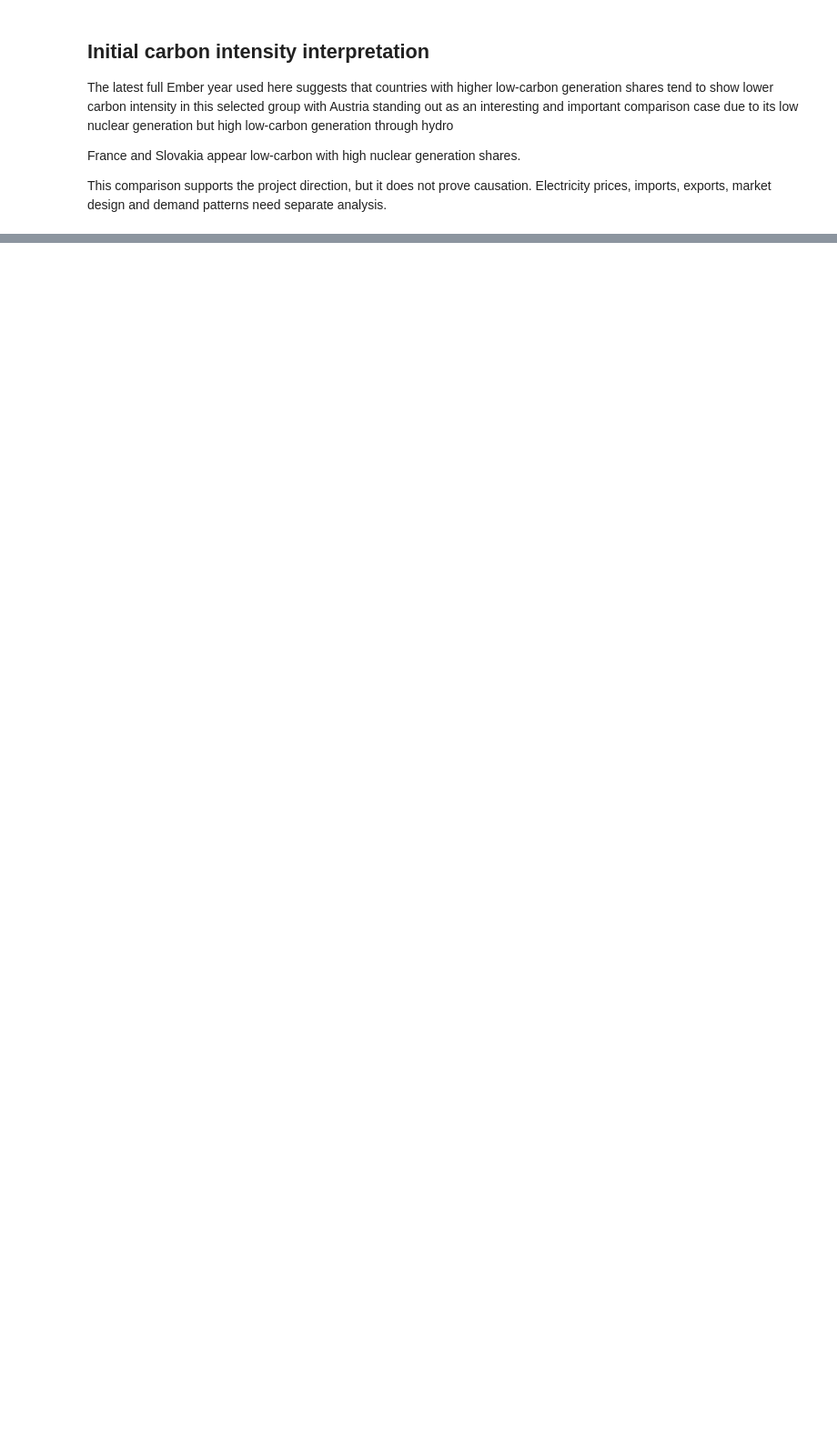
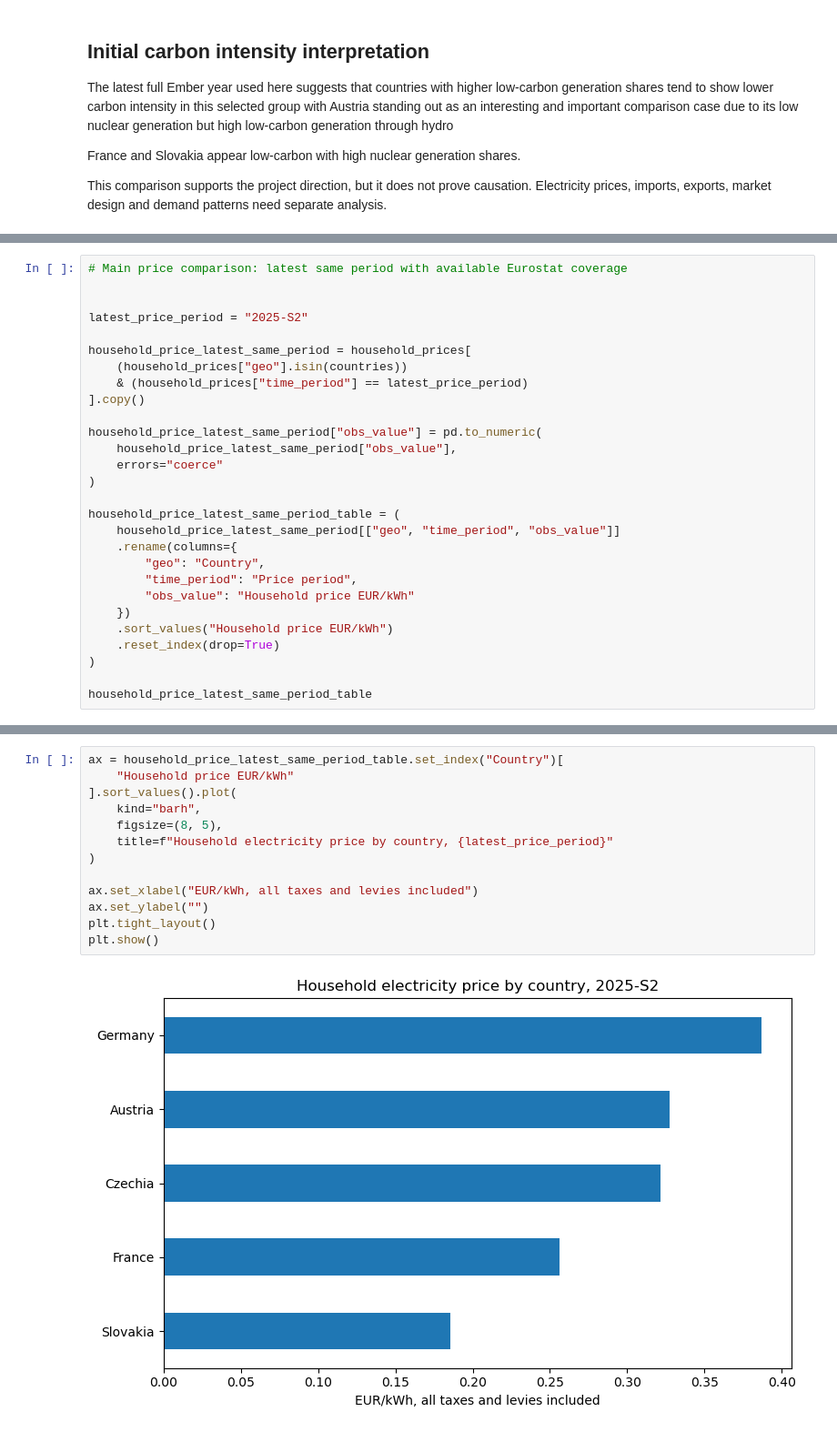
Before and after one commit to goodchoyce/nuclear-prices-carbon-europe, a Jupyter notebook: notebooks/01_dataset_review.ipynb, the cells around one changed output, grey strips where cells are left out. Shown at 91% size. Drawn from its saved outputs; the diff is of its cells as text; blank space fills up the shorter version.

Commit message:
Add household price coverage comparison

```diff
--- a/notebooks/01_dataset_review.ipynb
+++ b/notebooks/01_dataset_review.ipynb
@@ -412,0 +619,28 @@ This comparison supports the project direction, but it does not prove causation.
+# %%
+# Main price comparison: latest same period with available Eurostat coverage
+
+
+latest_price_period = "2025-S2"
+
+household_price_latest_same_period = household_prices[
+    (household_prices["geo"].isin(countries))
+    & (household_prices["time_period"] == latest_price_period)
+].copy()
+
+household_price_latest_same_period["obs_value"] = pd.to_numeric(
+    household_price_latest_same_period["obs_value"],
+    errors="coerce"
+)
+
+household_price_latest_same_period_table = (
+    household_price_latest_same_period[["geo", "time_period", "obs_value"]]
+    .rename(columns={
+        "geo": "Country",
+        "time_period": "Price period",
+        "obs_value": "Household price EUR/kWh"
+    })
+    .sort_values("Household price EUR/kWh")
+    .reset_index(drop=True)
+)
+
+household_price_latest_same_period_table
@@ -412,0 +664,15 @@ This comparison supports the project direction, but it does not prove causation.
+# %%
+ax = household_price_latest_same_period_table.set_index("Country")[
+    "Household price EUR/kWh"
+].sort_values().plot(
+    kind="barh",
+    figsize=(8, 5),
+    title=f"Household electricity price by country, {latest_price_period}"
+)
+
+ax.set_xlabel("EUR/kWh, all taxes and levies included")
+ax.set_ylabel("")
+plt.tight_layout()
+plt.show()
+# %% [output]
+[figure, added]
```
Also changed, not shown: parts of 28 cells of this notebook.
